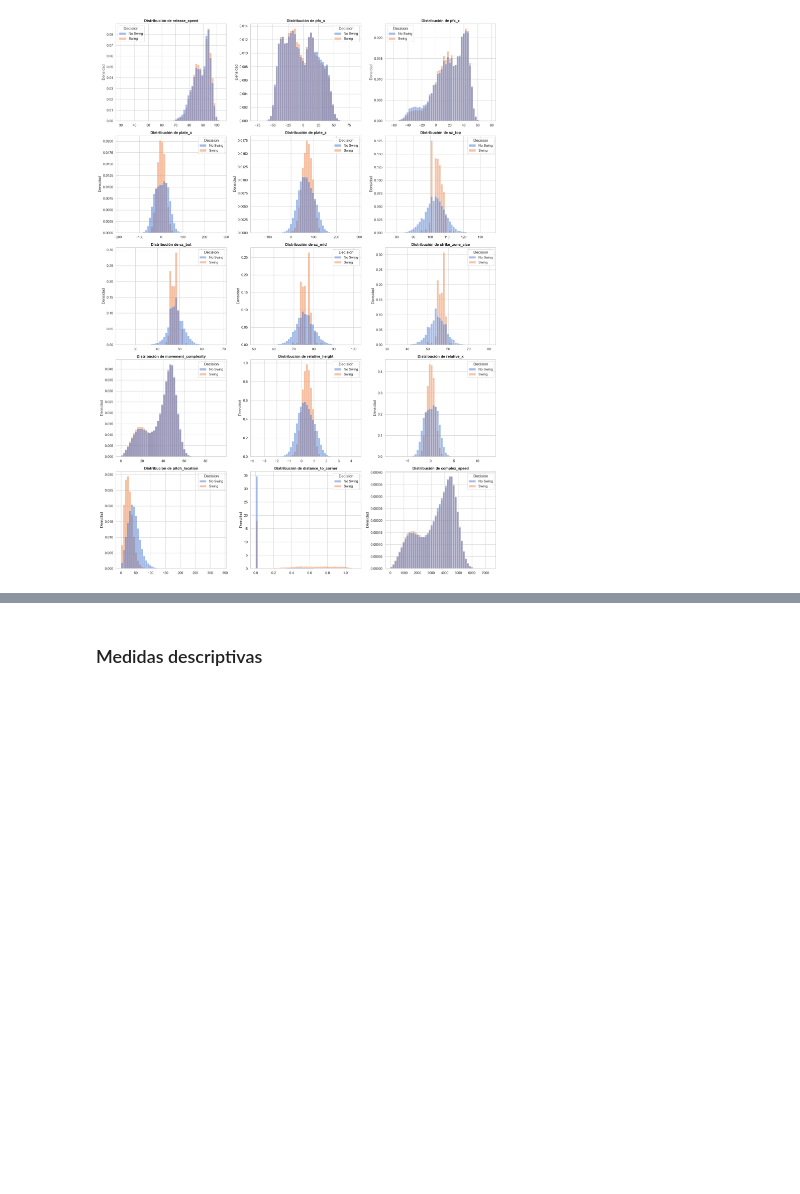
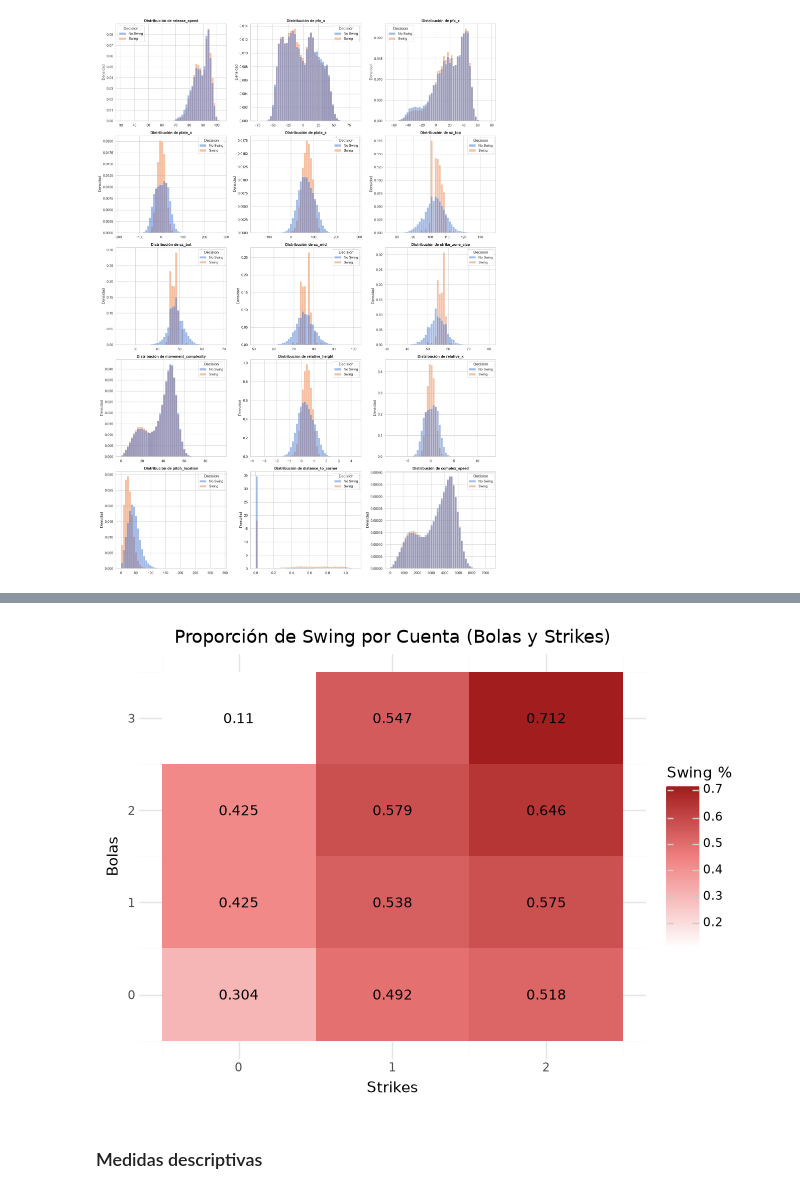
Before and after one commit to franovando/swing_prediction, a Jupyter notebook: notebooks/eda.ipynb, the cells around one changed output, grey strips where cells are left out. Saved outputs shown, nothing was run; the diff lists cells and outputs as text; code cells hidden in the pictures; blank space fills up the shorter version.

```diff
--- a/notebooks/eda.ipynb
+++ b/notebooks/eda.ipynb
@@ -125,3 +126,24 @@ plt.show()
+# %%
+# 2. Agrupar por bolas y strikes, y calcular la proporción (media)
+df_agrupado = df_pandas.groupby(['balls', 'strikes'])['swing'].mean().reset_index()
+
+# 3. Renombrar la columna para mayor claridad (opcional)
+df_agrupado.rename(columns={'swing': 'swing_prop'}, inplace=True)
+
+grafico = (
+    ggplot(df_agrupado, aes(x='strikes', y='balls', fill='swing_prop'))
+    + geom_tile()
+    + geom_text(aes(label='round(swing_prop, 3)'), size=10, color="black")
+    # scale_fill_gradient2 crea el efecto divergente. Ajusta el 'midpoint' según el promedio general de swing
+    + scale_fill_gradient2(low="white", mid="lightcoral", high="darkred", midpoint=0.45, name="Swing %")
+    + labs(title="Proporción de Swing por Cuenta (Bolas y Strikes)", x="Strikes", y="Bolas")
+    + theme_minimal()
+)
+
+# Mostrar el gráfico
+grafico
+# %% [output]
+[figure, added]
 # %% [markdown]
 ### Medidas descriptivas
 # %%
```
Also changed, not shown: parts of 3 cells of this notebook, 2 other files.
